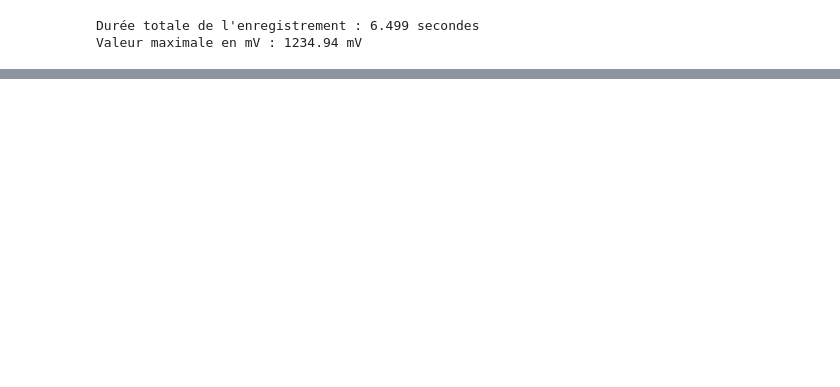
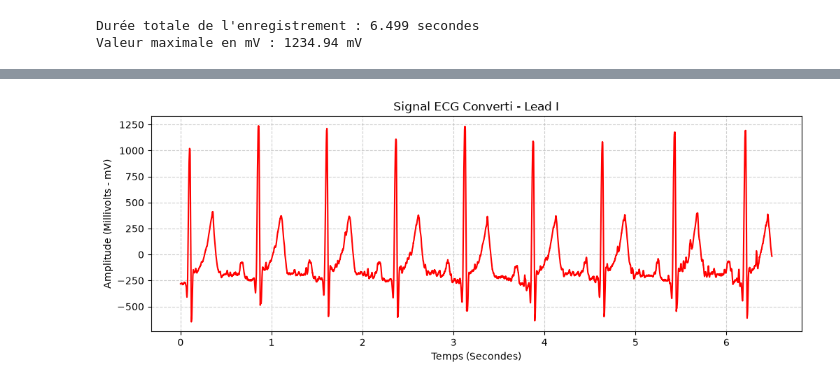
Before and after one commit to jeanne-le-roux-web/Series01-python, a Jupyter notebook: series01-python.ipynb, the cells around one changed output, grey strips where cells are left out. Saved outputs shown, nothing was run; the diff lists cells and outputs as text; code cells hidden in the pictures; blank space fills up the shorter version.

Commit message:
Update series01-python.ipynb
Affichage et vérification des données converties

```diff
--- a/series01-python.ipynb
+++ b/series01-python.ipynb
@@ -76,0 +86,16 @@ Valeur maximale en mV : 1234.94 mV
+# %%
+def plot_rescaled_ecg(time_array, ecg_array):
+    """Affiche la piste 1 de l'ECG avec les vraies unités physiques (secondes et mV)."""
+    plt.figure(figsize=(12, 4))
+    # On trace la piste 0 (Lead I) en rouge pour bien la différencier de la brute
+    plt.plot(time_array, ecg_array[:, 0], color='red')
+    plt.title("Signal ECG Converti - Lead I")
+    plt.xlabel("Temps (Secondes)")
+    plt.ylabel("Amplitude (Millivolts - mV)")
+    plt.grid(True, linestyle='--', alpha=0.6) # Ajout d'une petite grille pour la lisibilité
+    plt.show()
+
+# On exécute la fonction
+plot_rescaled_ecg(time, rescaled_ecg_data)
+# %% [output]
+[figure, added]
```
Also changed, not shown: parts of 3 cells of this notebook.
